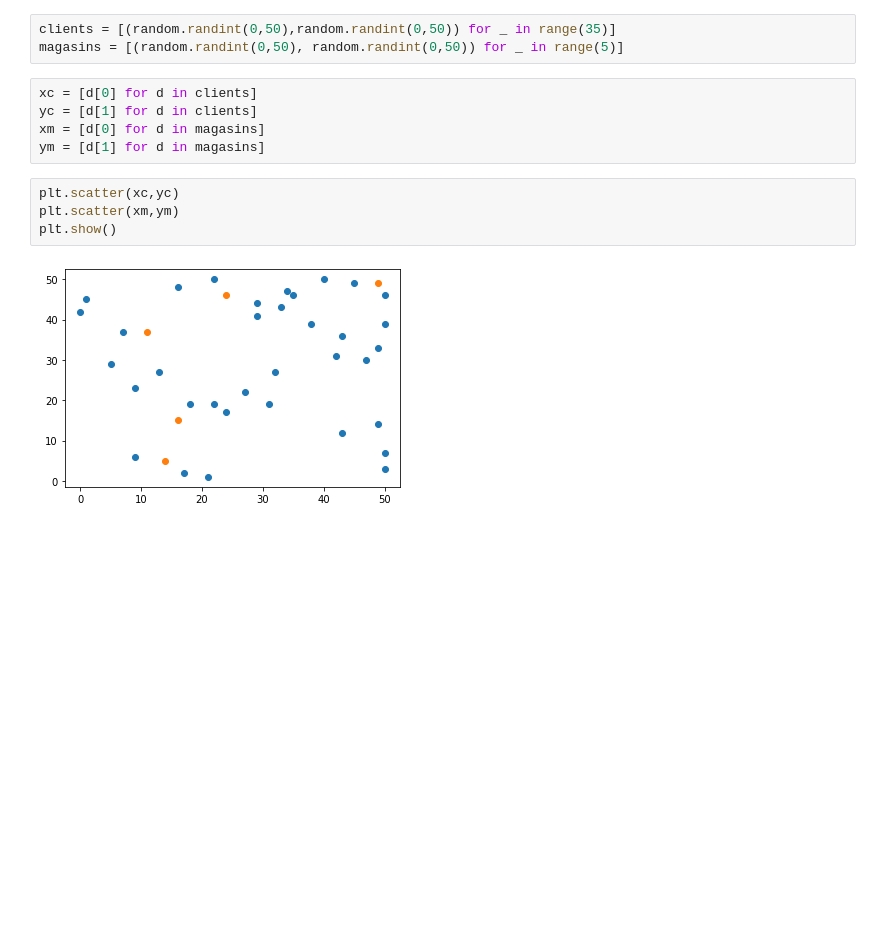
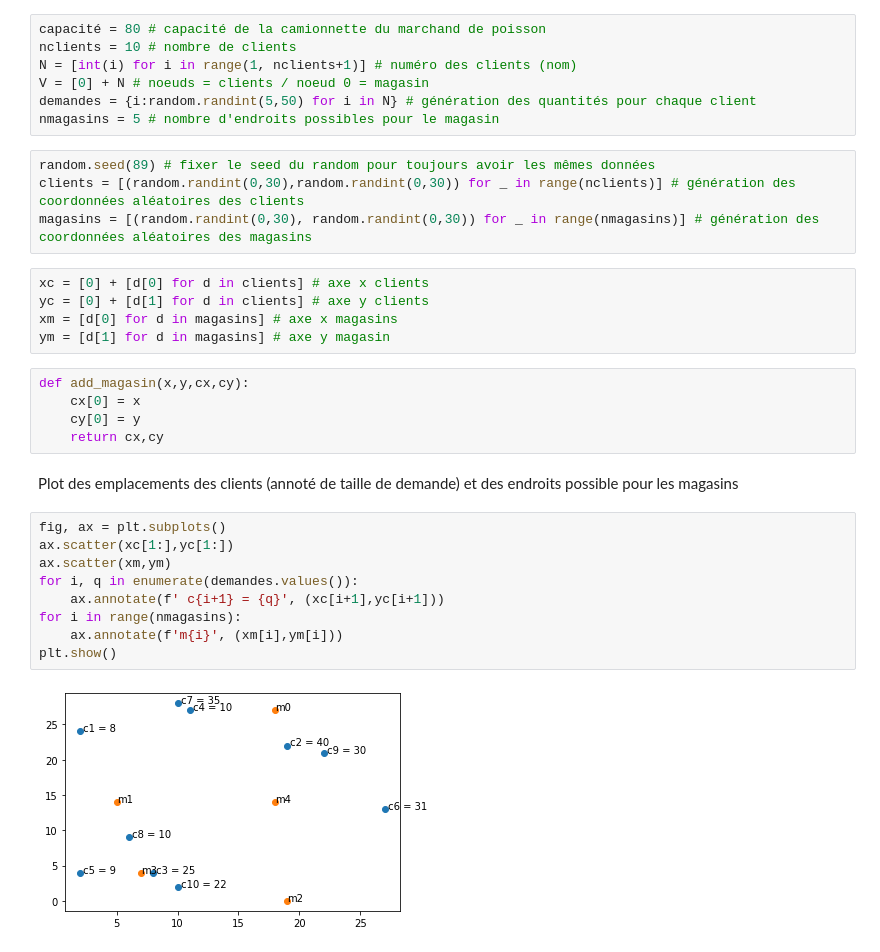
Before and after one commit to MaximeGloesener/Opti-CVRP, a Jupyter notebook: data.ipynb, the cells around one changed output. Cells and saved outputs as stored; diff of their text form; blank space fills up the shorter version.

```diff
--- a/data.ipynb
+++ b/data.ipynb
@@ -4,14 +8,34 @@ import matplotlib.pyplot as plt
+# %%
+capacité = 80 # capacité de la camionnette du marchand de poisson
+nclients = 10 # nombre de clients
+N = [int(i) for i in range(1, nclients+1)] # numéro des clients (nom)
+V = [0] + N # noeuds = clients / noeud 0 = magasin
+demandes = {i:random.randint(5,50) for i in N} # génération des quantités pour chaque client
+nmagasins = 5 # nombre d'endroits possibles pour le magasin
 # %%
-clients = [(random.randint(0,50),random.randint(0,50)) for _ in range(35)]
-magasins = [(random.randint(0,50), random.randint(0,50)) for _ in range(5)]
+random.seed(89) # fixer le seed du random pour toujours avoir les mêmes données
+clients = [(random.randint(0,30),random.randint(0,30)) for _ in range(nclients)] # génération des coordonnées aléatoires des clients
+magasins = [(random.randint(0,30), random.randint(0,30)) for _ in range(nmagasins)] # génération des coordonnées aléatoires des magasins
 # %%
-xc = [d[0] for d in clients]
-yc = [d[1] for d in clients]
-xm = [d[0] for d in magasins]
-ym = [d[1] for d in magasins]
+xc = [0] + [d[0] for d in clients] # axe x clients
+yc = [0] + [d[1] for d in clients] # axe y clients
+xm = [d[0] for d in magasins] # axe x magasins
+ym = [d[1] for d in magasins] # axe y magasin
+# %%
+def add_magasin(x,y,cx,cy):
+    cx[0] = x
+    cy[0] = y
+    return cx,cy
+# %% [markdown]
+Plot des emplacements des clients (annoté de taille de demande) et des endroits possible pour les magasins
 # %%
-plt.scatter(xc,yc)
-plt.scatter(xm,ym)
+fig, ax = plt.subplots()
+ax.scatter(xc[1:],yc[1:])
+ax.scatter(xm,ym)
+for i, q in enumerate(demandes.values()):
+    ax.annotate(f' c{i+1} = {q}', (xc[i+1],yc[i+1]))
+for i in range(nmagasins):
+    ax.annotate(f'm{i}', (xm[i],ym[i]))
 plt.show()
 # %% [output]
-[figure, old version]
+[figure, new version]
```
Also changed, not shown: parts of 8 cells of this notebook, 3 other files.
